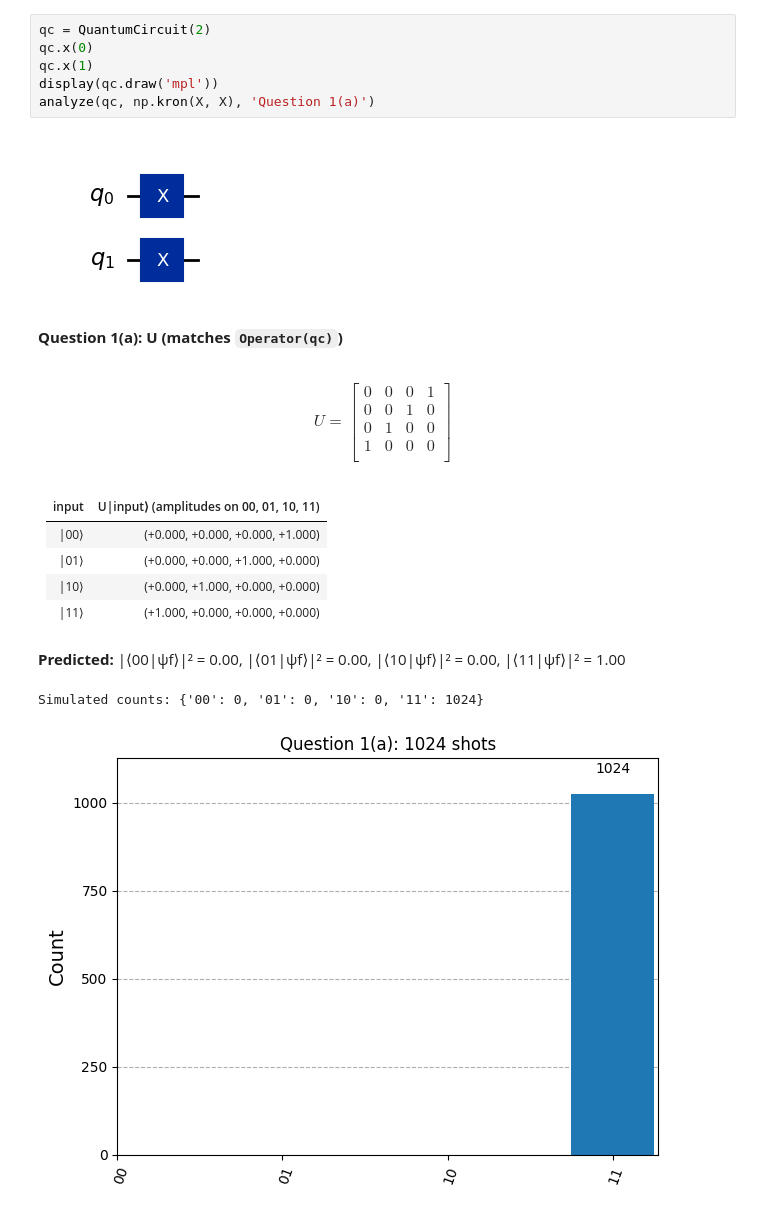
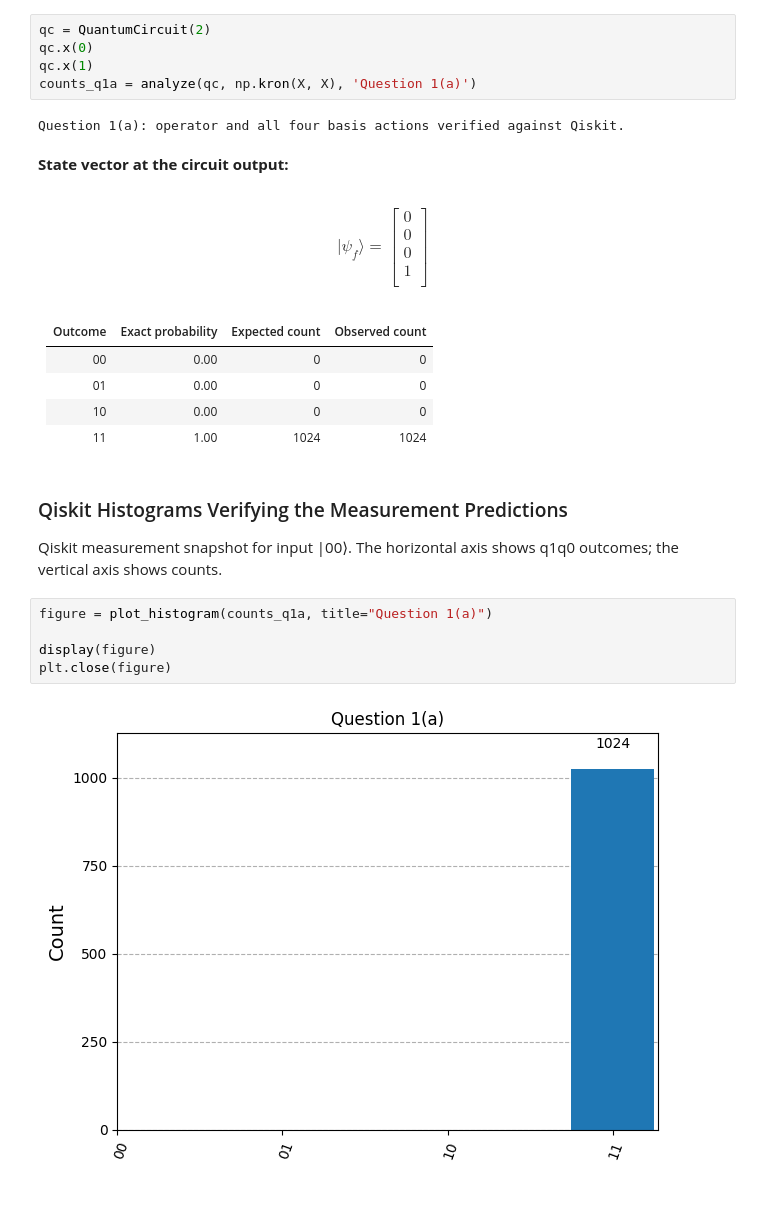
Before and after one commit to albertokabore/Quantum-Computation_3, a Jupyter notebook: Assignment3.ipynb, the cells around one changed output. Cells and saved outputs as stored; diff of their text form.

```diff
--- a/Assignment3.ipynb
+++ b/Assignment3.ipynb
@@ -86,26 +95,33 @@ $$U = X_{q_1}\otimes X_{q_0} = X\otimes X = \begin{pmatrix}0\cdot X & 1\cdot X\\
 qc = QuantumCircuit(2)
 qc.x(0)
 qc.x(1)
-display(qc.draw('mpl'))
-analyze(qc, np.kron(X, X), 'Question 1(a)')
+counts_q1a = analyze(qc, np.kron(X, X), 'Question 1(a)')
 # %% [output]
-[figure, removed]
+Question 1(a): operator and all four basis actions verified against Qiskit.
-**Question 1(a): U (matches `Operator(qc)`)**
+**State vector at the circuit output:**
 $$
-U =
+|\psi_f\rangle =
 \begin{bmatrix}
-0 & 0 & 0 & 1  \\
- 0 & 0 & 1 & 0  \\
- 0 & 1 & 0 & 0  \\
- 1 & 0 & 0 & 0  \\
+0  \\
+ 0  \\
+ 0  \\
+ 1  \\
  \end{bmatrix}
 $$
-| input | U\|input⟩ (amplitudes on 00, 01, 10, 11) |
-|---|---|
-| \|00⟩ | (+0.000, +0.000, +0.000, +1.000) |
-| \|01⟩ | (+0.000, +0.000, +1.000, +0.000) |
-| \|10⟩ | (+0.000, +1.000, +0.000, +0.000) |
-| \|11⟩ | (+1.000, +0.000, +0.000, +0.000) |
+| Outcome | Exact probability | Expected count | Observed count |
+|---|---:|---:|---:|
+| 00 | 0.00 | 0 | 0 |
+| 01 | 0.00 | 0 | 0 |
+| 10 | 0.00 | 0 | 0 |
+| 11 | 1.00 | 1024 | 1024 |
-**Predicted:** |⟨00|ψf⟩|² = 0.00, |⟨01|ψf⟩|² = 0.00, |⟨10|ψf⟩|² = 0.00, |⟨11|ψf⟩|² = 1.00
-Simulated counts: {'00': 0, '01': 0, '10': 0, '11': 1024}
-[figure, removed]
+# %% [markdown]
+### Qiskit Histograms Verifying the Measurement Predictions
+
+Qiskit measurement snapshot for input |00⟩. The horizontal axis shows q1q0 outcomes; the vertical axis shows counts.
+# %%
+figure = plot_histogram(counts_q1a, title="Question 1(a)")
+
+display(figure)
+plt.close(figure)
+# %% [output]
+[figure, added]
```
Also changed, not shown: parts of 31 cells of this notebook, 42 other files.
